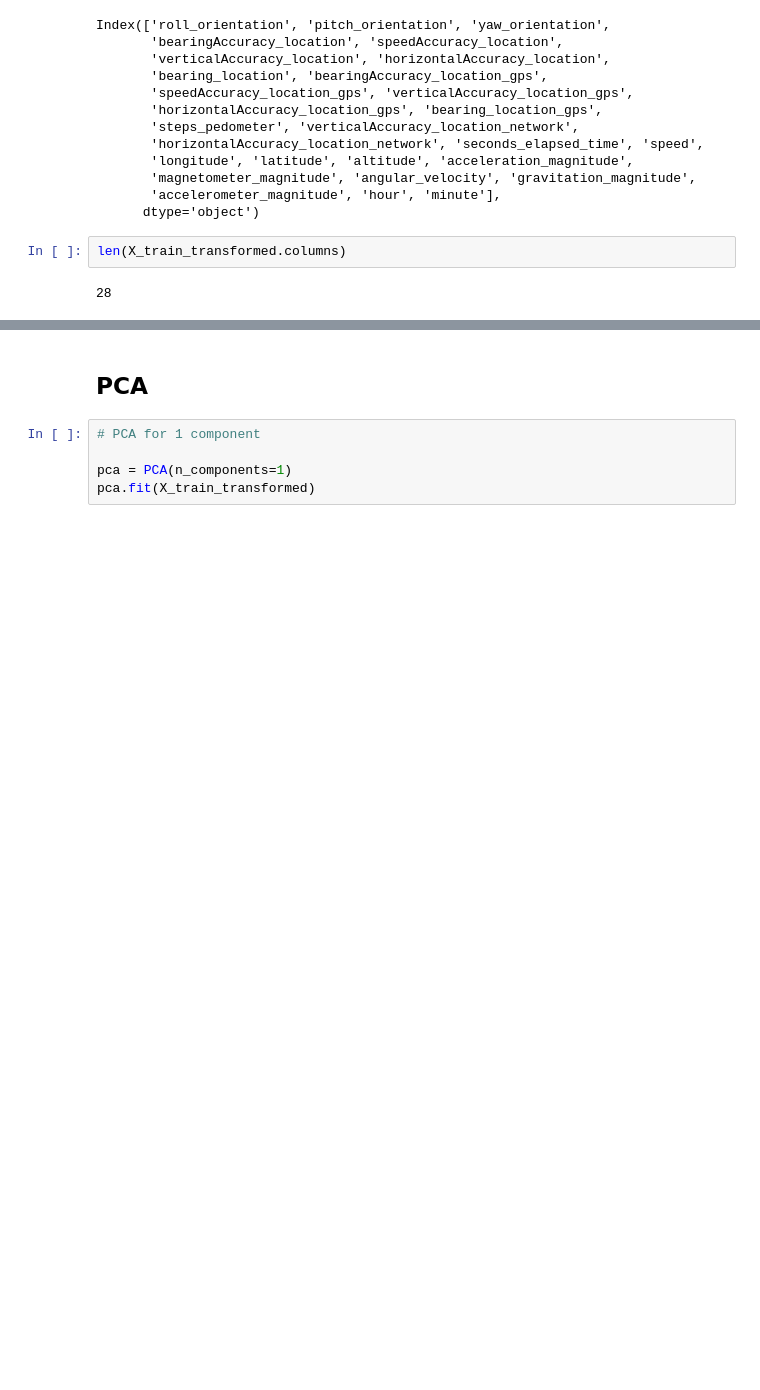
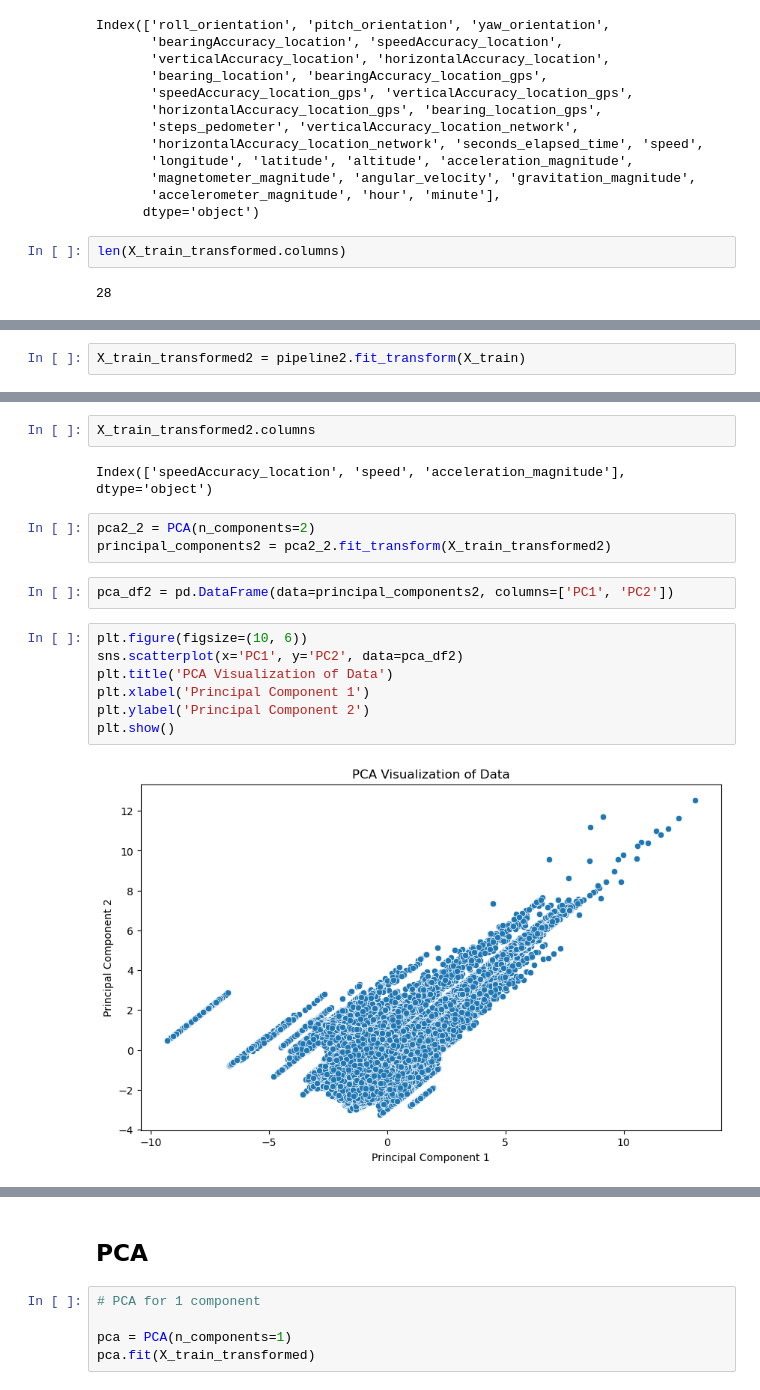
Before and after one commit to sienkozuzanna/ml-activity-detection, a Jupyter notebook: features engineering/feature_engineering_pipelines.ipynb, the cells around one changed output, grey strips where cells are left out. Saved outputs shown, nothing was run; the diff lists cells and outputs as text; blank space fills up the shorter version.

```diff
--- a/features engineering/feature_engineering_pipelines.ipynb
+++ b/features engineering/feature_engineering_pipelines.ipynb
@@ -319,0 +361,2 @@ len(X_train_transformed.columns)
+# %%
+X_train_transformed2 = pipeline2.fit_transform(X_train)
@@ -319,0 +372,18 @@ len(X_train_transformed.columns)
+# %%
+X_train_transformed2.columns
+# %% [output]
+Index(['speedAccuracy_location', 'speed', 'acceleration_magnitude'], dtype='object')
+# %%
+pca2_2 = PCA(n_components=2)
+principal_components2 = pca2_2.fit_transform(X_train_transformed2)
+# %%
+pca_df2 = pd.DataFrame(data=principal_components2, columns=['PC1', 'PC2'])
+# %%
+plt.figure(figsize=(10, 6))
+sns.scatterplot(x='PC1', y='PC2', data=pca_df2)
+plt.title('PCA Visualization of Data')
+plt.xlabel('Principal Component 1')
+plt.ylabel('Principal Component 2')
+plt.show()
+# %% [output]
+[figure, added]
```
Also changed, not shown: parts of 35 cells of this notebook.
